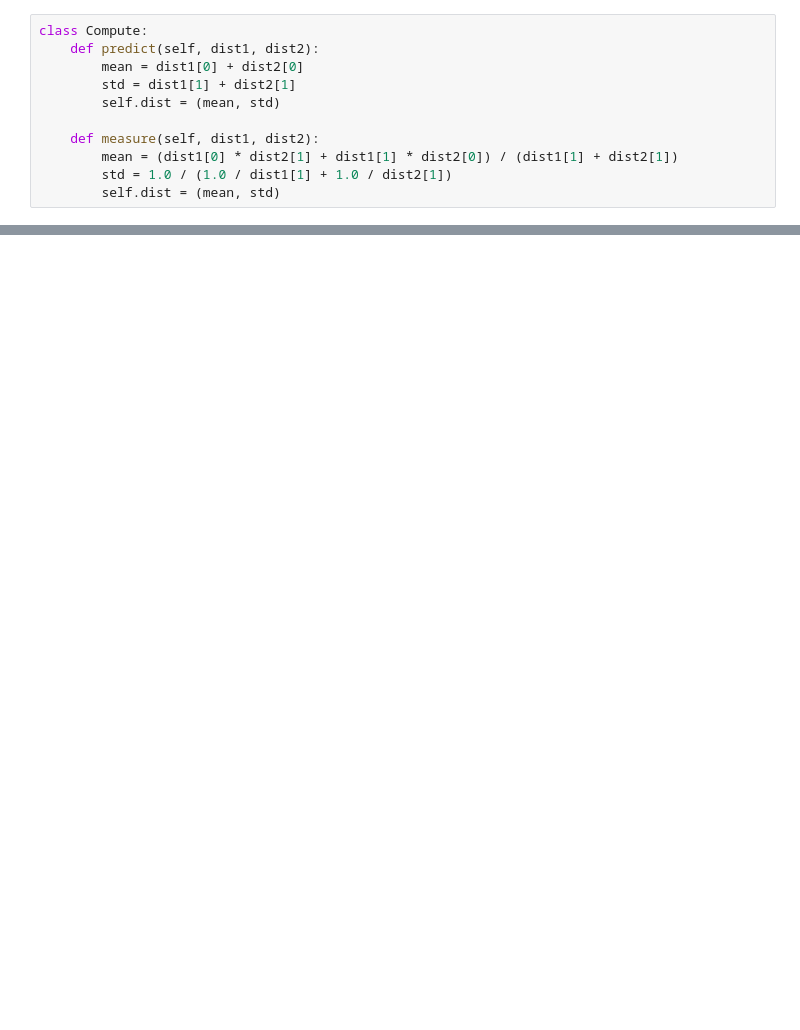
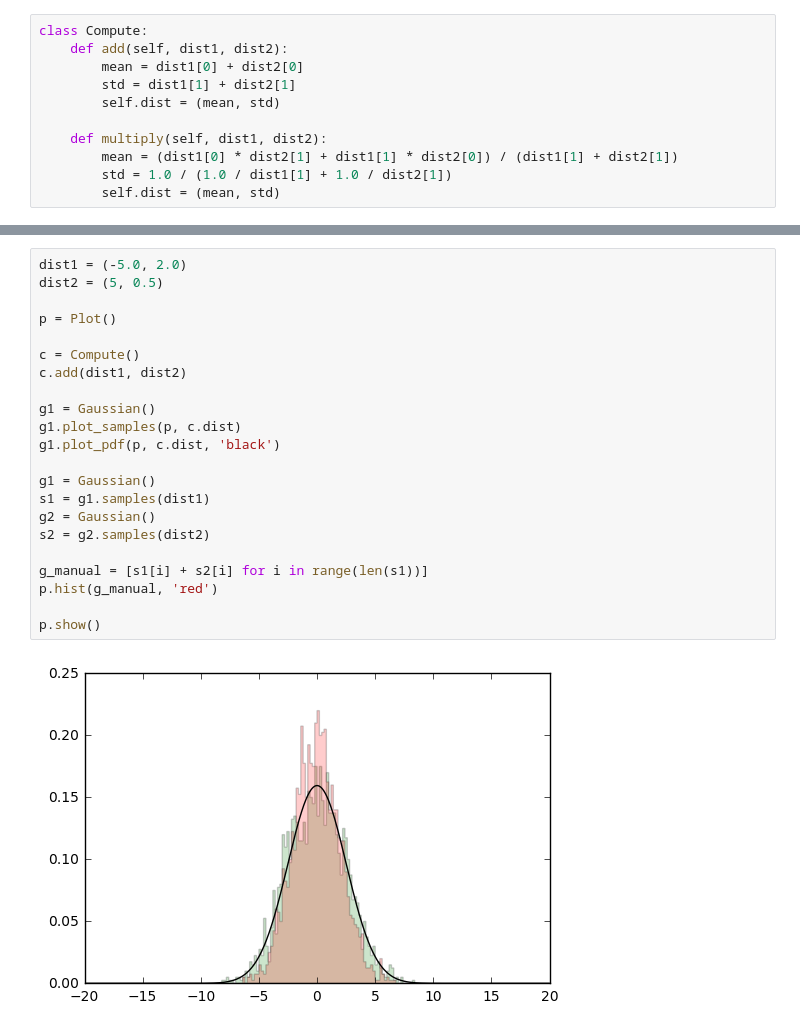
Before and after one commit to CompScienceClub/python-kalman-filter-presentation, a Jupyter notebook: jupyter/Gaussian.ipynb, the cells around one changed output, grey strips where cells are left out. Drawn from its saved outputs; the diff is of its cells as text; blank space fills up the shorter version.

```diff
--- a/jupyter/Gaussian.ipynb
+++ b/jupyter/Gaussian.ipynb
@@ -63,11 +88,11 @@ p.show()
 # %%
 class Compute:
-    def predict(self, dist1, dist2):
+    def add(self, dist1, dist2):
         mean = dist1[0] + dist2[0]
         std = dist1[1] + dist2[1]
         self.dist = (mean, std)
 
-    def measure(self, dist1, dist2):
+    def multiply(self, dist1, dist2):
         mean = (dist1[0] * dist2[1] + dist1[1] * dist2[0]) / (dist1[1] + dist2[1])
         std = 1.0 / (1.0 / dist1[1] + 1.0 / dist2[1])
         self.dist = (mean, std)
@@ -109,0 +103,24 @@ p.show()
+# %%
+dist1 = (-5.0, 2.0)
+dist2 = (5, 0.5)
+
+p = Plot()
+
+c = Compute()
+c.add(dist1, dist2)
+
+g1 = Gaussian()
+g1.plot_samples(p, c.dist)
+g1.plot_pdf(p, c.dist, 'black')
+
+g1 = Gaussian()
+s1 = g1.samples(dist1)
+g2 = Gaussian()
+s2 = g2.samples(dist2)
+
+g_manual = [s1[i] + s2[i] for i in range(len(s1))]
+p.hist(g_manual, 'red')
+
+p.show()
+# %% [output]
+[figure, added]
```
Also changed, not shown: parts of 19 cells of this notebook, 2 other files.
